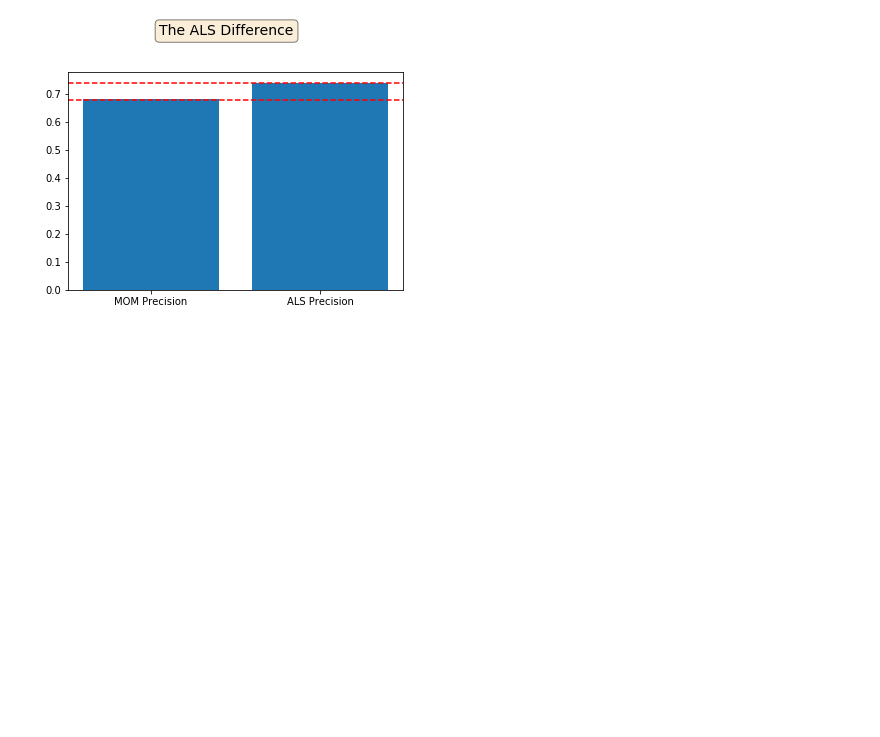
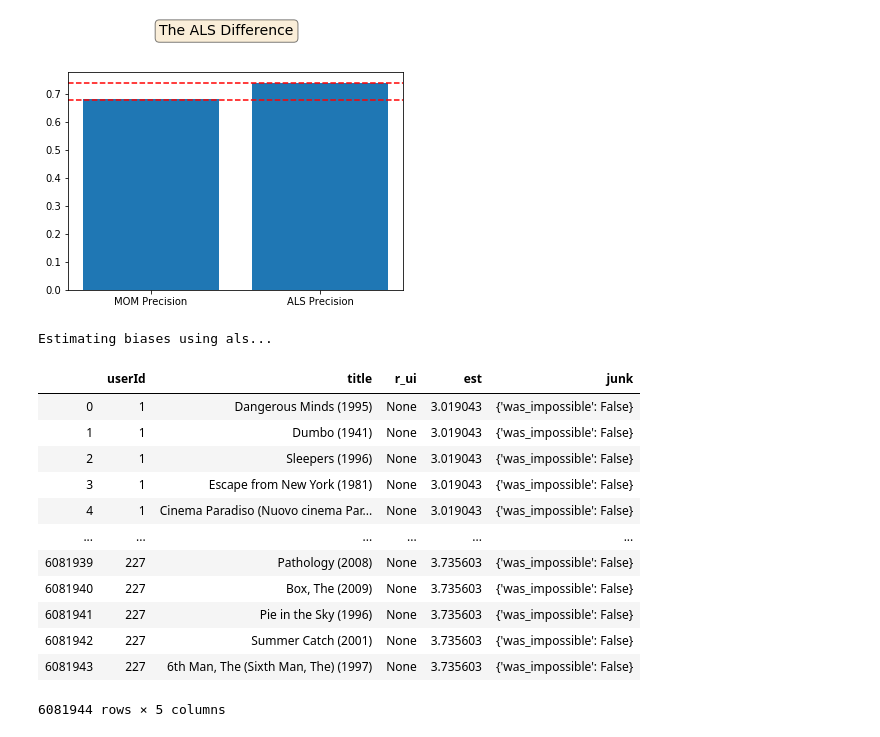
Before and after one commit to reiffd7/movie_recommender, a Jupyter notebook: dan/model_metrics.ipynb, the cells around one changed output. Drawn from its saved outputs; the diff is of its cells as text; code cells hidden in the pictures; blank space fills up the shorter version.

```diff
--- a/dan/model_metrics.ipynb
+++ b/dan/model_metrics.ipynb
@@ -177,0 +220,9 @@ Text(0.05,0.95,'The ALS Difference')
+# %%
+predictions = algo.fit(als_trainset).test(als_testset)
+# %% [output]
+Estimating biases using als...
+# %%
+title_xref = movies[['movieId','title']]
+rats = ratings.merge(title_xref, on='movieId', how='inner')
+rats = rats.drop('timestamp', axis = 1)
+dat = rats[['userId','title','rating']]
@@ -177,0 +233,23 @@ Text(0.05,0.95,'The ALS Difference')
+# %%
+predlist = []
+for user in dat.userId.unique():
+   for movie in dat.title.unique():
+       predlist.append(list(algo.predict(uid = user, iid = movie)))
+# %%
+pred_df = pd.DataFrame(predlist, columns = ['userId','title','r_ui','est','junk'])
+# %%
+pred_df
+# %% [output]
+|  | userId | title | r_ui | est | junk |
+| 0 | 1 | Dangerous Minds (1995) | None | 3.019043 | {'was_impossible': False} |
+| 1 | 1 | Dumbo (1941) | None | 3.019043 | {'was_impossible': False} |
+| 2 | 1 | Sleepers (1996) | None | 3.019043 | {'was_impossible': False} |
+| 3 | 1 | Escape from New York (1981) | None | 3.019043 | {'was_impossible': False} |
+| 4 | 1 | Cinema Paradiso (Nuovo cinema Par... | None | 3.019043 | {'was_impossible': False} |
+| ... | ... | ... | ... | ... | ... |
+| 6081939 | 227 | Pathology (2008) | None | 3.735603 | {'was_impossible': False} |
+| 6081940 | 227 | Box, The (2009) | None | 3.735603 | {'was_impossible': False} |
+| 6081941 | 227 | Pie in the Sky (1996) | None | 3.735603 | {'was_impossible': False} |
+| 6081942 | 227 | Summer Catch (2001) | None | 3.735603 | {'was_impossible': False} |
+| 6081943 | 227 | 6th Man, The (Sixth Man, The) (1997) | None | 3.735603 | {'was_impossible': False} |
+6081944 rows × 5 columns
```
Also changed, not shown: parts of 15 cells of this notebook, 2 other files.
